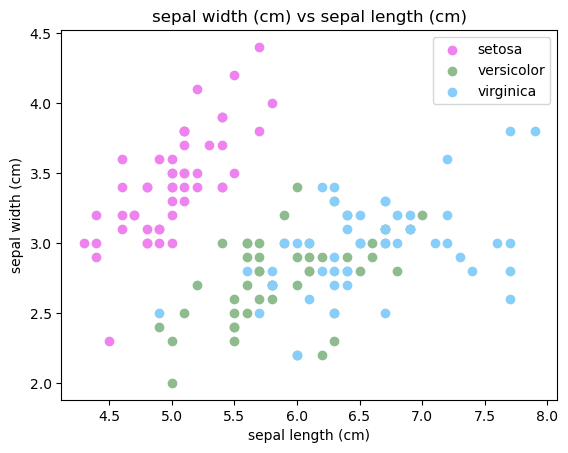
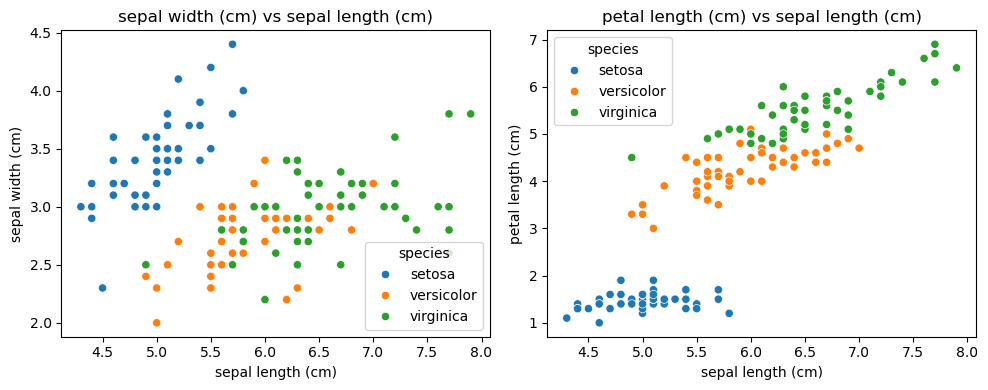
The notebook cell's code change between the first figure and the second:
--- before
+++ after
@@ -1,25 +1,38 @@
-# Create and save the scatter plots for each pair of variables (reference code: https://www.w3schools.com/python/matplotlib_scatter.asp & https://www.youtube.com/watch?v=pTjsr_0YWas)
+# Create and save the scatter plots for each pair of variables (reference code: https://www.w3schools.com/python/matplotlib_scatter.asp & https://www.youtube.com/watch?v=pTjsr_0YWas)& converted to seaborn graphs with copilot
 # Get the numerical column names
 columns = numeric_df.columns
 
-# Loop over each pair of variables
+# Get numerical columns
+columns = numeric_df.columns
+
+# Create list of variable pairs
+pairs = []
 for i in range(len(columns)):
     for j in range(i + 1, len(columns)):
-        x_col = columns[i]
-        y_col = columns[j]
-        
-        plt.figure()
-        
-        # Plot each species separately
-        for species, colour in species_colours.items():
-            subset = df[df["species"] == species]
-            plt.scatter(subset[x_col], subset[y_col], label=species, color=colour)
-        
-        plt.xlabel(x_col)
-        plt.ylabel(y_col)
-        plt.title(f"{y_col} vs {x_col}")
-        plt.legend()
-        
-        # Save and display the plot
+        pairs.append((columns[i], columns[j]))
+
+# Plot scatter plots two per row
+for i in range(0, len(pairs), 2):
+    fig, axes = plt.subplots(1, 2, figsize=(10, 4))
+
+    for ax_index in range(2):
+        if i + ax_index >= len(pairs):
+            continue
+
+        x_col, y_col = pairs[i + ax_index]
+
+        sns.scatterplot(
+            data=df,
+            x=x_col,
+            y=y_col,
+            hue="species",
+            ax=axes[ax_index]
+        )
+
+        axes[ax_index].set_title(f"{y_col} vs {x_col}")
+
+        # Save each plot individually
         plt.savefig(f"output/scatter-plots/{y_col}_vs_{x_col}.png")
-        plt.show()
+
+    plt.tight_layout()
+    plt.show()

Commit: Making scatter plots neater using seaborn